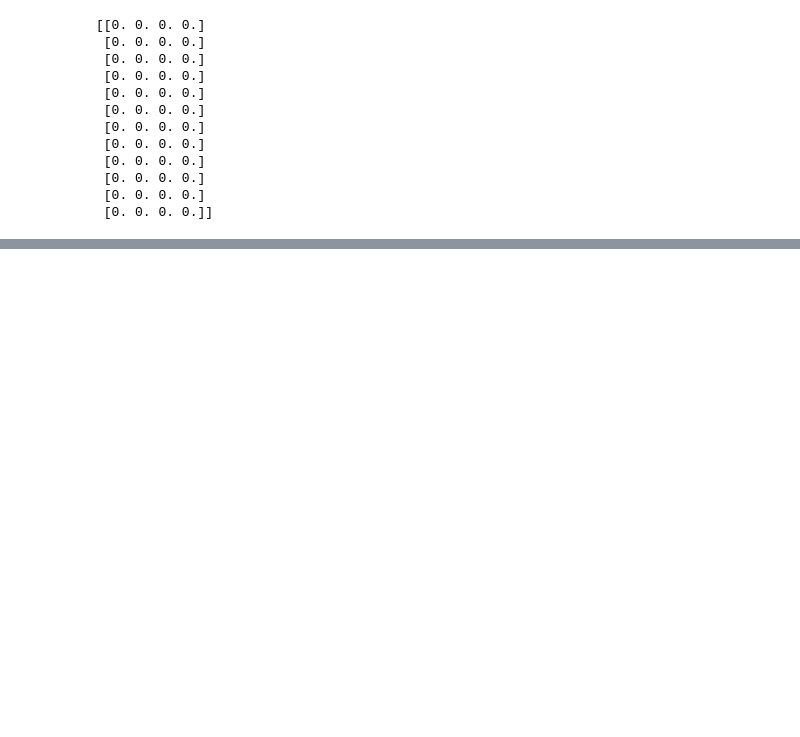
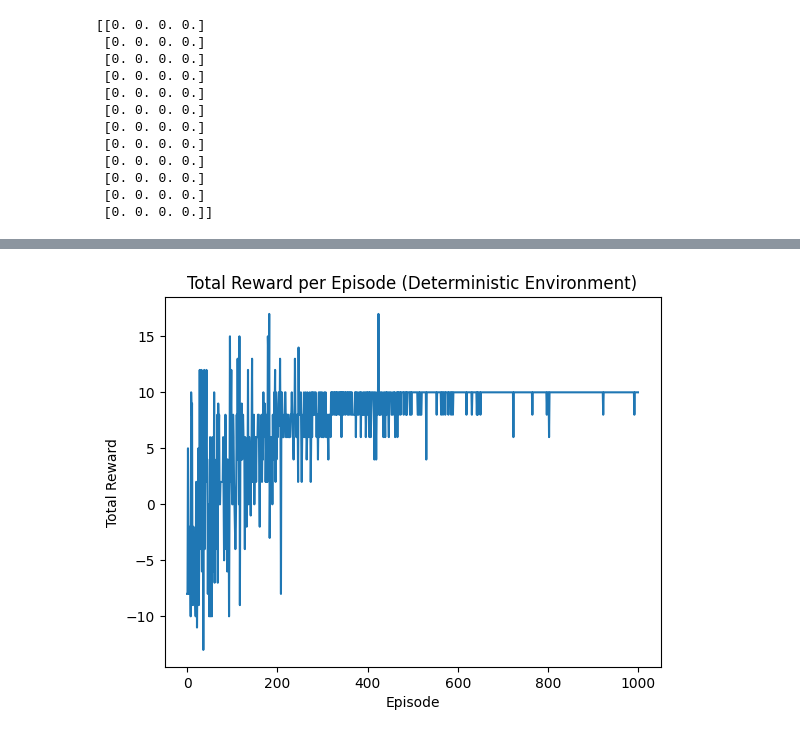
Before and after one commit to suvigyavijay/cse546_rl, a Jupyter notebook: assignment1/assignment1.ipynb, the cells around one changed output, grey strips where cells are left out. Drawn from its saved outputs; the diff is of its cells as text; code cells hidden in the pictures; blank space fills up the shorter version.

```diff
--- a/assignment1/assignment1.ipynb
+++ b/assignment1/assignment1.ipynb
@@ -595,0 +738,3 @@ Name: 8, dtype: float64
+# %%
+# Init SARSA agent for deterministic environment
+sarsa_agent = SARSAAgent(d_env)
@@ -595,0 +761,9 @@ Name: 8, dtype: float64
+# %%
+# Train the agent
+reward_per_episode, epsilon_history = sarsa_agent.train(1000)
+
+# Save the Q-table
+sarsa_agent.save_q_table('sarsa_q_table_det.pkl')
+
+# Load the Q-table
+sarsa_agent.load_q_table('sarsa_q_table_det.pkl')
@@ -595,0 +786,9 @@ Name: 8, dtype: float64
+# %%
+# Plot the total reward per episode graph
+plt.plot(reward_per_episode)
+plt.title('Total Reward per Episode (Deterministic Environment)')
+plt.xlabel('Episode')
+plt.ylabel('Total Reward')
+plt.show()
+# %% [output]
+[figure, added]
```
Also changed, not shown: parts of 42 cells of this notebook, 6 other files.
